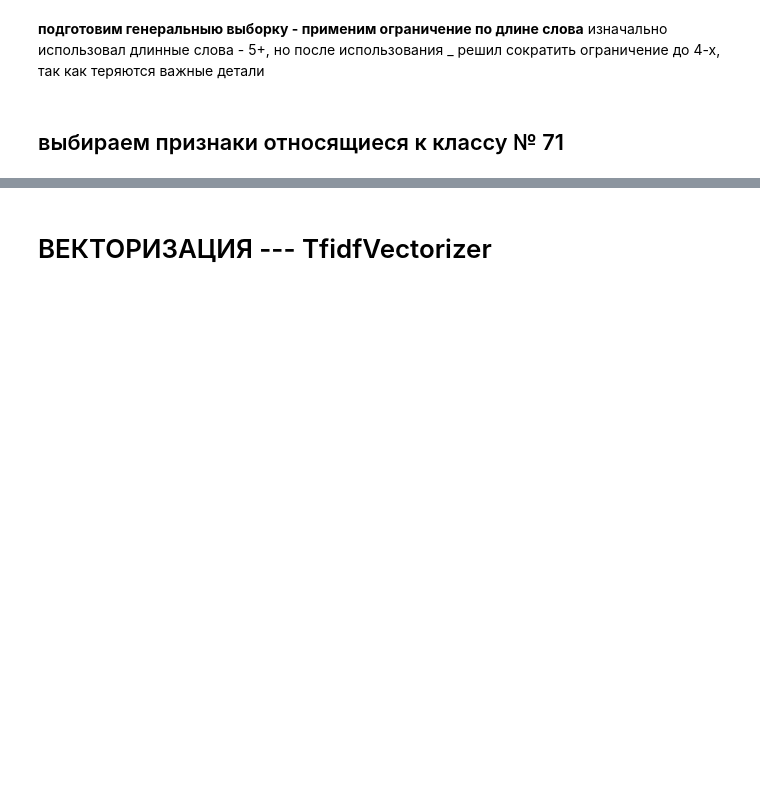
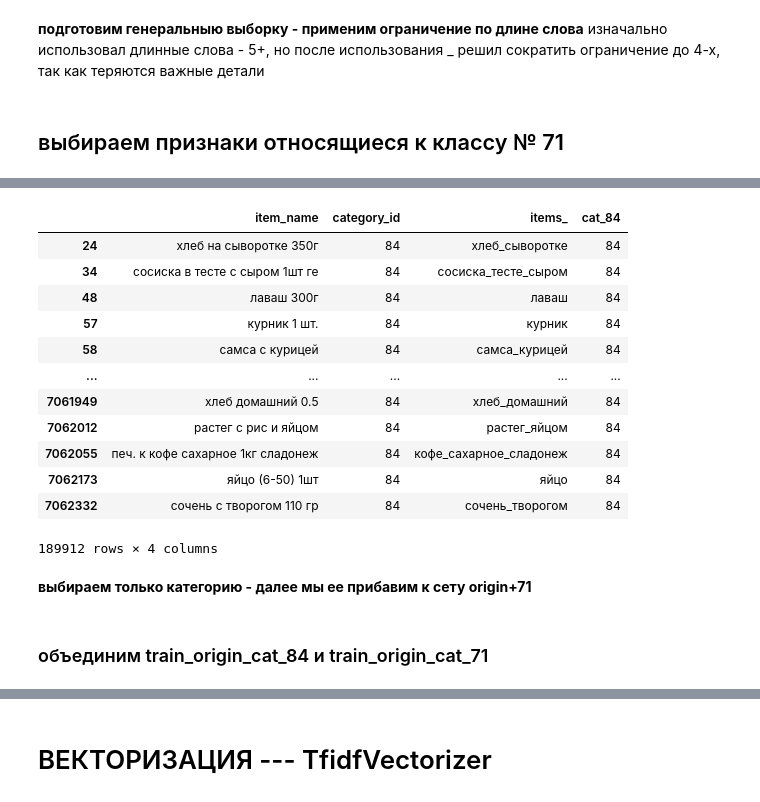
Before and after one commit to becha2003/VTB, a Jupyter notebook: VTB_8_big_set.ipynb, the cells around one changed output, grey strips where cells are left out. Cells and saved outputs as stored; diff of their text form; code cells hidden in the pictures; blank space fills up the shorter version.

```diff
--- a/VTB_8_big_set.ipynb
+++ b/VTB_8_big_set.ipynb
@@ -209,0 +333,21 @@ train_origin_cat_71.to_parquet('train_origin_cat_71')
+# %%
+# засунем cat_84 в category_id
+# меняем только в тех признаках, где есть -1
+train_origin_cat_84.loc[train_origin_cat_84['category_id'] == -1, 'category_id'] = 84
+train_origin_cat_84
+# %% [output]
+|  | item_name | category_id | items_ | cat_84 |
+| 24 | хлеб на сыворотке 350г | 84 | хлеб_сыворотке | 84 |
+| 34 | сосиска в тесте с сыром 1шт ге | 84 | сосиска_тесте_сыром | 84 |
+| 48 | лаваш 300г | 84 | лаваш | 84 |
+| 57 | курник 1 шт. | 84 | курник | 84 |
+| 58 | самса с курицей | 84 | самса_курицей | 84 |
+| ... | ... | ... | ... | ... |
+| 7061949 | хлеб домашний 0.5 | 84 | хлеб_домашний | 84 |
+| 7062012 | растег с рис и яйцом | 84 | растег_яйцом | 84 |
+| 7062055 | печ. к кофе сахарное 1кг сладонеж | 84 | кофе_сахарное_сладонеж | 84 |
+| 7062173 | яйцо (6-50) 1шт | 84 | яйцо | 84 |
+| 7062332 | сочень с творогом 110 гр | 84 | сочень_творогом | 84 |
+189912 rows × 4 columns
+# %% [markdown]
+**выбираем только категорию - далее мы ее прибавим к сету origin+71**
@@ -209,0 +357,2 @@ train_origin_cat_71.to_parquet('train_origin_cat_71')
+# %% [markdown]
+### объединим train_origin_cat_84 и train_origin_cat_71
```
Also changed, not shown: parts of 51 cells of this notebook.
